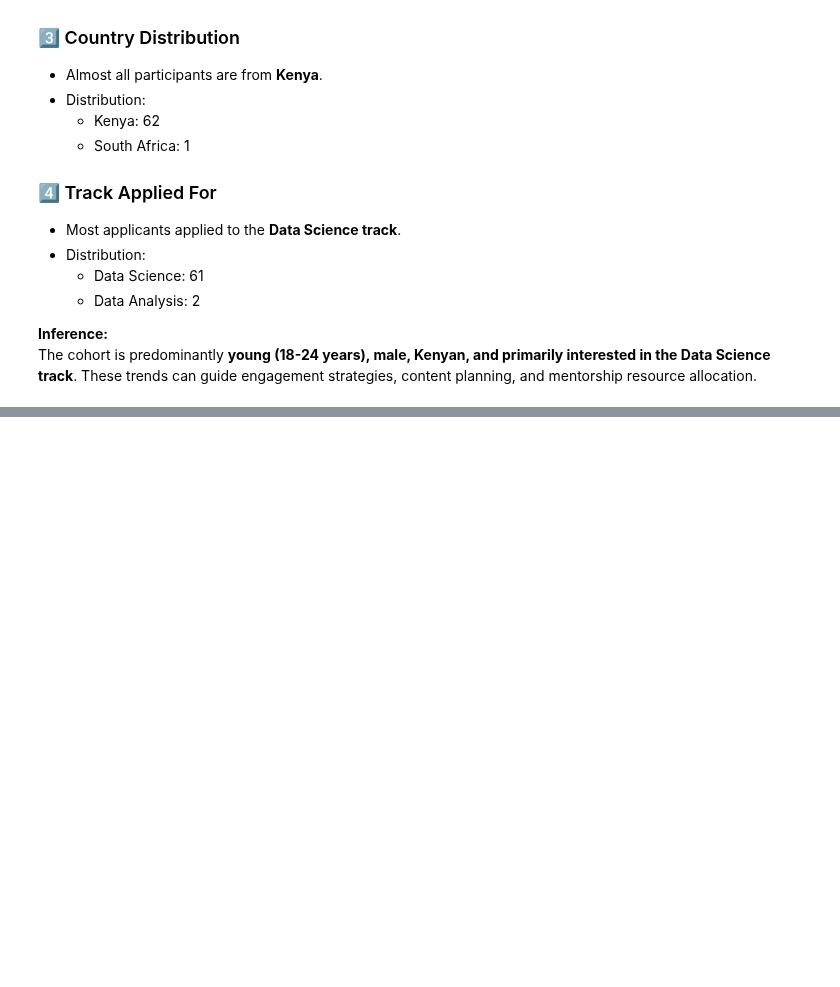
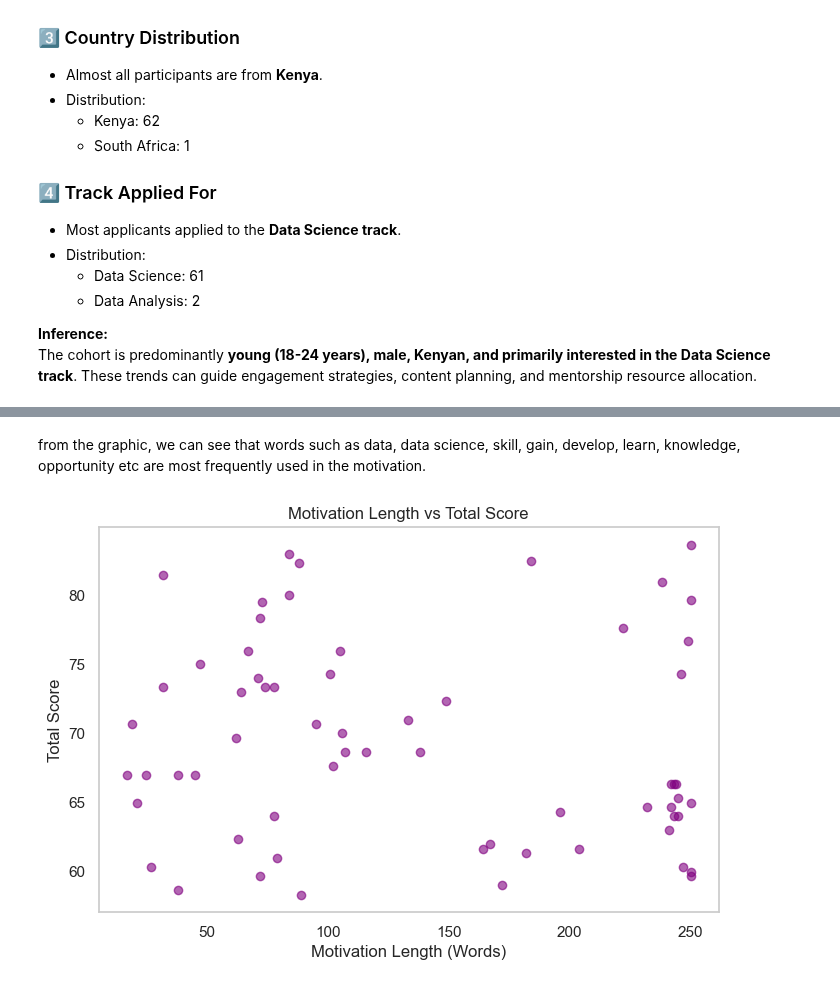
Before and after one commit to J-Kimani/DS, a Jupyter notebook: Projects/Data Proficiency Project/Data Proficiency Project.ipynb, the cells around one changed output, grey strips where cells are left out. Saved outputs shown, nothing was run; the diff lists cells and outputs as text; code cells hidden in the pictures; blank space fills up the shorter version.

```diff
--- a/Projects/Data Proficiency Project/Data Proficiency Project.ipynb
+++ b/Projects/Data Proficiency Project/Data Proficiency Project.ipynb
@@ -824,0 +899,13 @@ The cohort is predominantly **young (18-24 years), male, Kenyan, and primarily i
+# %% [markdown]
+from the graphic, we can see that words such as data, data science, skill, gain, develop, learn, knowledge, opportunity etc are most frequently used in the motivation.
+# %%
+# Motivation Length vs total score
+plt.figure(figsize=(8,5))
+plt.scatter(df2["motivation_len"], df2["total_score"], alpha=0.6, c= "purple")
+plt.title("Motivation Length vs Total Score")
+plt.xlabel("Motivation Length (Words)")
+plt.ylabel("Total Score")
+plt.grid()
+plt.show()
+# %% [output]
+[figure, added]
```
Also changed, not shown: parts of 14 cells of this notebook, 2 other files.
